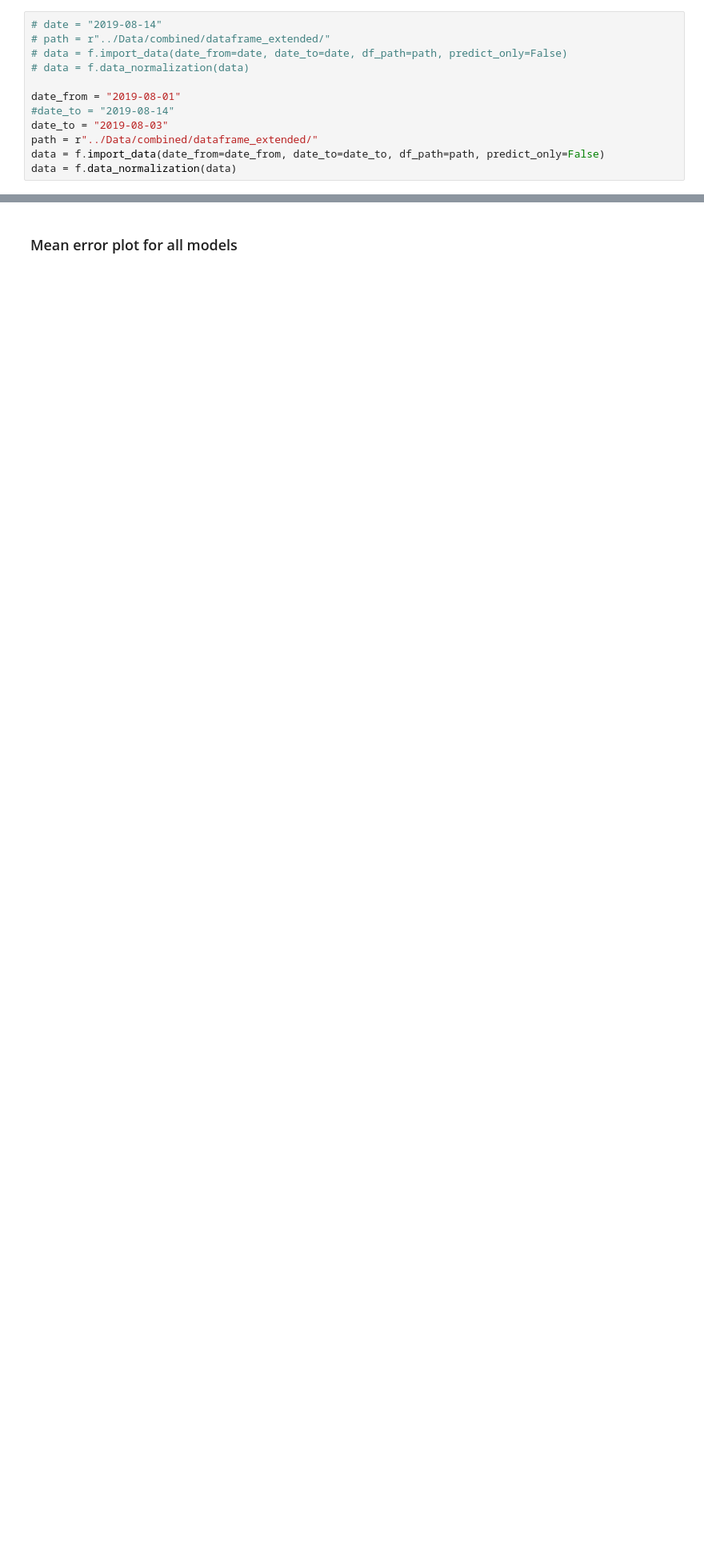
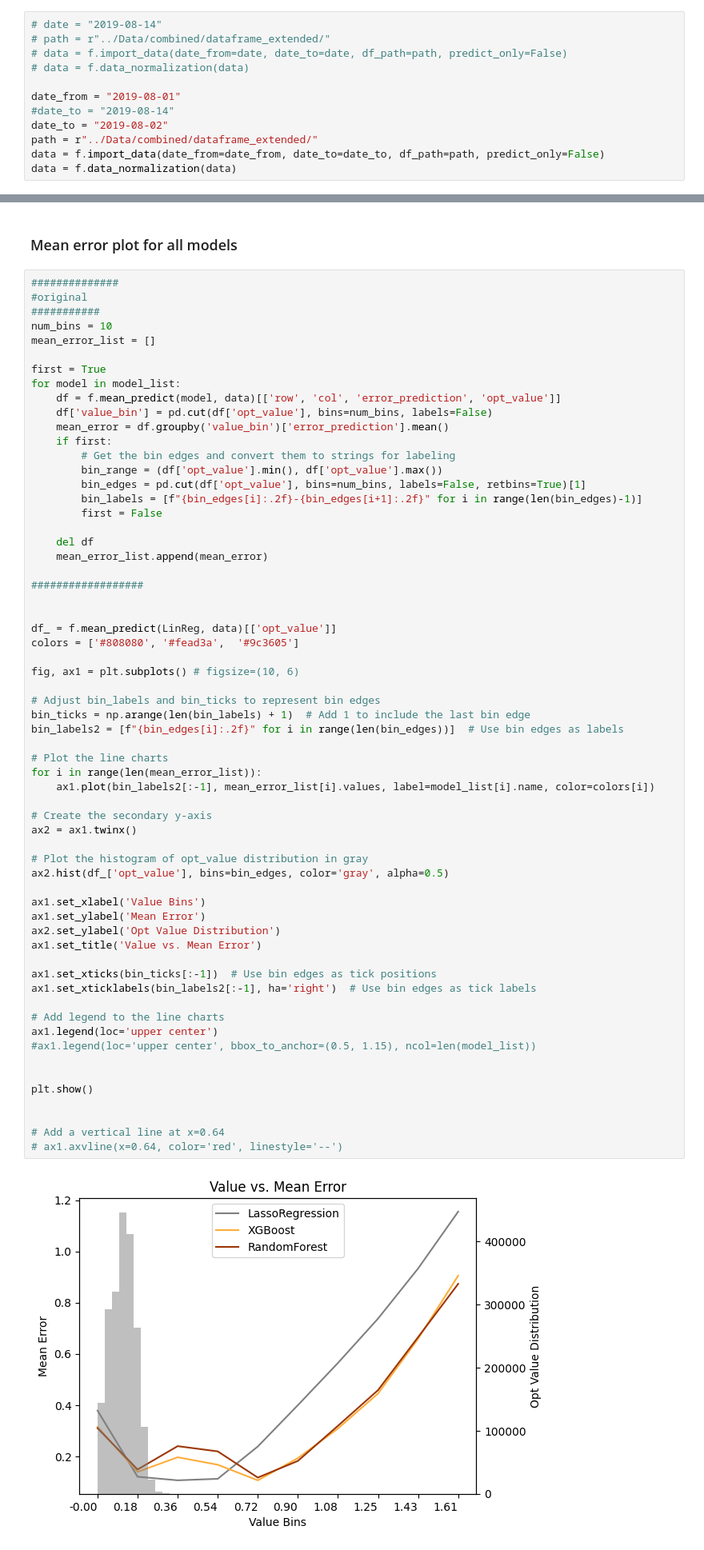
Before and after one commit to linaskerath/RP_Greenland, a Jupyter notebook: Scripts/xx_model_performance_analysis.ipynb, the cells around one changed output, grey strips where cells are left out. Shown: that part at 80% size. Drawn from its saved outputs; the diff is of its cells as text; blank space fills up the shorter version.

Commit message:
plots

```diff
--- a/Scripts/xx_model_performance_analysis.ipynb
+++ b/Scripts/xx_model_performance_analysis.ipynb
@@ -21,7 +21,7 @@ import functions_model_analysis as ff
 
 date_from = "2019-08-01"
 #date_to = "2019-08-14"
-date_to = "2019-08-03"
+date_to = "2019-08-02"
 path = r"../Data/combined/dataframe_extended/"
 data = f.import_data(date_from=date_from, date_to=date_to, df_path=path, predict_only=False)
 data = f.data_normalization(data)
@@ -56,3 +56,67 @@ table[table['Set']=='Test']
 | 5 | RandomForest | Test | 0.197773 | 0.030502 | -0.101216 | 0.246953 |
 # %% [markdown]
 ### Mean error plot for all models
+# %%
+##############
+#original
+###########
+num_bins = 10
+mean_error_list = []
+
+first = True
+for model in model_list:
+    df = f.mean_predict(model, data)[['row', 'col', 'error_prediction', 'opt_value']]
+    df['value_bin'] = pd.cut(df['opt_value'], bins=num_bins, labels=False)
+    mean_error = df.groupby('value_bin')['error_prediction'].mean()
+    if first:
+        # Get the bin edges and convert them to strings for labeling
+        bin_range = (df['opt_value'].min(), df['opt_value'].max())
+        bin_edges = pd.cut(df['opt_value'], bins=num_bins, labels=False, retbins=True)[1]
+        bin_labels = [f"{bin_edges[i]:.2f}-{bin_edges[i+1]:.2f}" for i in range(len(bin_edges)-1)]
+        first = False
+
+    del df
+    mean_error_list.append(mean_error)
+
+##################
+
+
+df_ = f.mean_predict(LinReg, data)[['opt_value']]
+colors = ['#808080', '#fead3a',  '#9c3605']
+
+fig, ax1 = plt.subplots() # figsize=(10, 6)
+
+# Adjust bin_labels and bin_ticks to represent bin edges
+bin_ticks = np.arange(len(bin_labels) + 1)  # Add 1 to include the last bin edge
+bin_labels2 = [f"{bin_edges[i]:.2f}" for i in range(len(bin_edges))]  # Use bin edges as labels
+
+# Plot the line charts
+for i in range(len(mean_error_list)):
+    ax1.plot(bin_labels2[:-1], mean_error_list[i].values, label=model_list[i].name, color=colors[i])
+
+# Create the secondary y-axis
+ax2 = ax1.twinx()
+
+# Plot the histogram of opt_value distribution in gray
+ax2.hist(df_['opt_value'], bins=bin_edges, color='gray', alpha=0.5)
+
+ax1.set_xlabel('Value Bins')
+ax1.set_ylabel('Mean Error')
+ax2.set_ylabel('Opt Value Distribution')
+ax1.set_title('Value vs. Mean Error')
+
+ax1.set_xticks(bin_ticks[:-1])  # Use bin edges as tick positions
+ax1.set_xticklabels(bin_labels2[:-1], ha='right')  # Use bin edges as tick labels
+
+# Add legend to the line charts
+ax1.legend(loc='upper center')
+#ax1.legend(loc='upper center', bbox_to_anchor=(0.5, 1.15), ncol=len(model_list))
+
+
+plt.show()
+
+
+# Add a vertical line at x=0.64
+# ax1.axvline(x=0.64, color='red', linestyle='--')
+# %% [output]
+[figure, added]
```
Also changed, not shown: parts of 11 cells of this notebook.
